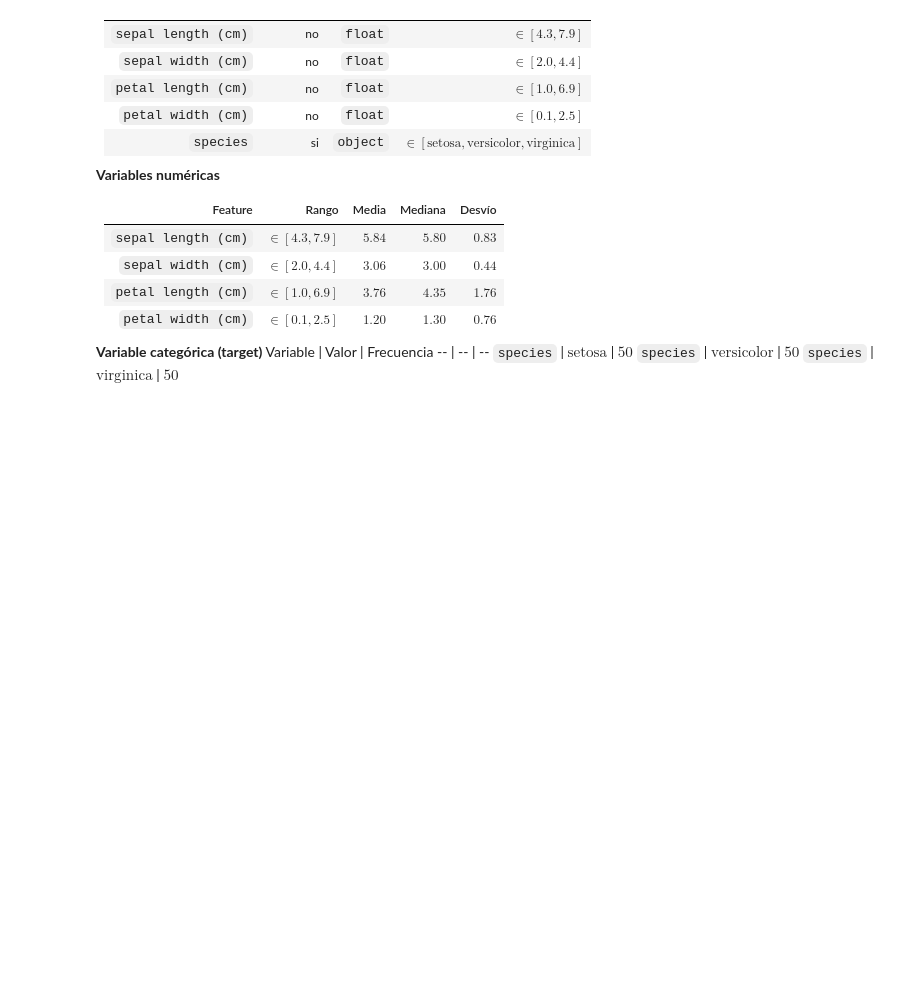
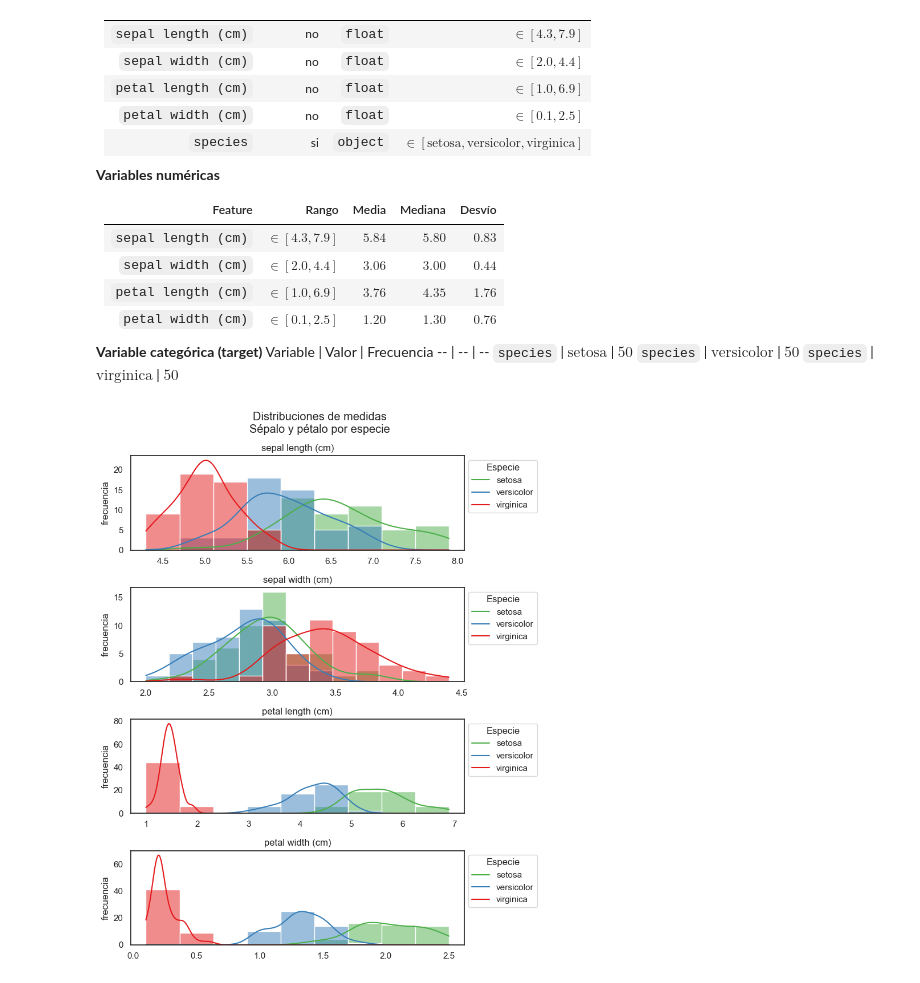
Before and after one commit to jaspina-unsam/tp_integrador_eei2, a Jupyter notebook: notebooks/Parte1.ipynb, the cells around one changed output. Saved outputs shown, nothing was run; the diff lists cells and outputs as text; code cells hidden in the pictures; blank space fills up the shorter version.

```diff
--- a/notebooks/Parte1.ipynb
+++ b/notebooks/Parte1.ipynb
@@ -96,3 +137,28 @@ Variable | Valor | Frecuencia
 `species` | $\text{setosa}$ | $50$
 `species` | $\text{versicolor}$ | $50$
 `species` | $\text{virginica}$ | $50$
+# %%
+## Visualización univariada
+
+xlims = [iris.min(numeric_only=True).min(), iris.max(numeric_only=True).max()]
+
+fig, axs = plt.subplots(len(features), 1, figsize=(8, 10))
+
+for i, f in enumerate(features):
+    sns.histplot(
+        data=iris,
+        x=f,
+        ax=axs[i],
+        hue='species',
+        kde=True
+    ).legend(iris.species.unique(), title="Especie")
+    axs[i].set_title(f)
+    axs[i].set_ylabel("frecuencia")
+    axs[i].set_xlabel("")
+    sns.move_legend(axs[i], "upper left", bbox_to_anchor=(1, 1))
+
+plt.suptitle("Distribuciones de medidas\nSépalo y pétalo por especie")
+plt.tight_layout()
+plt.show()
+# %% [output]
+[figure, added]
```
Also changed, not shown: parts of 6 cells of this notebook.
